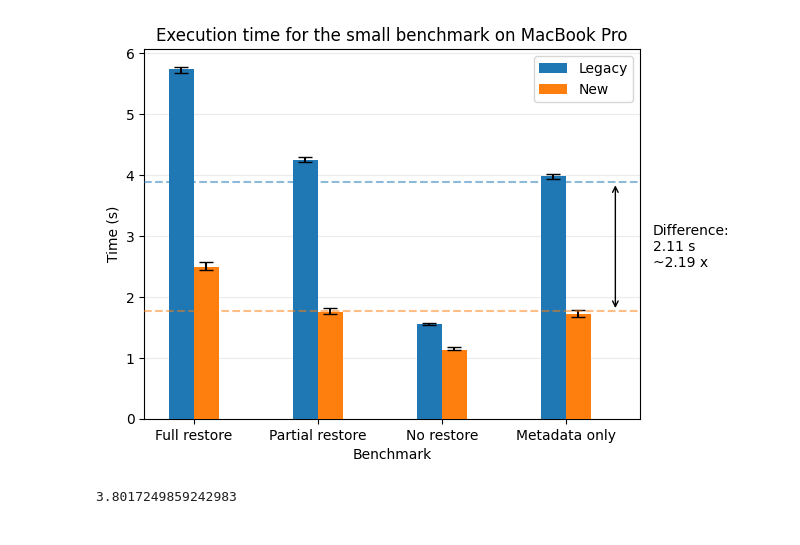
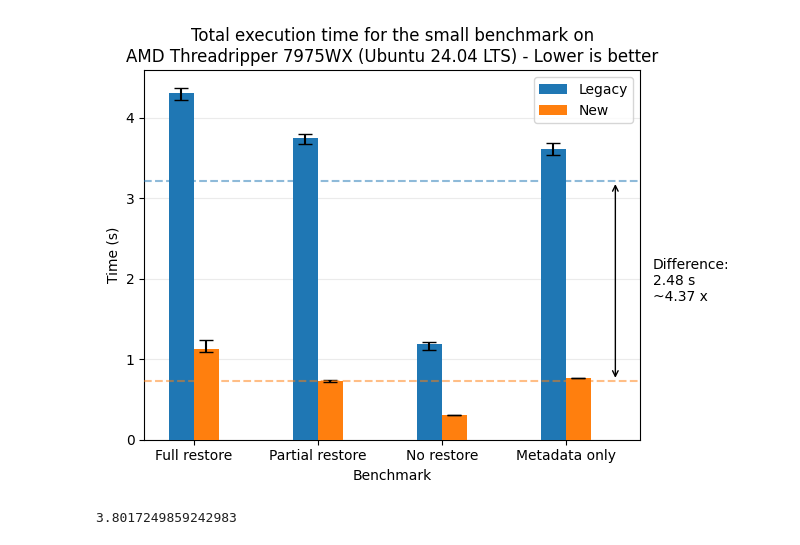
Before and after one commit to carljohnsen/duplicati-blogpost, a Jupyter notebook: WIP-restore/benchmark/plotting.ipynb, the cells around one changed output. Drawn from its saved outputs; the diff is of its cells as text; code cells hidden in the pictures.

Commit message:
Updated figure titles

```diff
--- a/WIP-restore/benchmark/plotting.ipynb
+++ b/WIP-restore/benchmark/plotting.ipynb
@@ -56,7 +57,7 @@ def clean(times):
     no_outliers = np.sort(times)[1:-1]
     return np.mean(no_outliers), np.min(no_outliers), np.max(no_outliers)
 
-def plot_bars_regular(runs, host, size, host_label, omit_title=False):
+def plot_bars_regular(runs, host_idx, size, omit_title=False):
     width = .2
     off = -width
     super_means = []
@@ -66,7 +67,7 @@ def plot_bars_regular(runs, host, size, host_label, omit_title=False):
         mins = []
         maxs = []
         for b in benchmarks:
-            mean, mi, ma = clean(runs[host][size][b][l])
+            mean, mi, ma = clean(runs[hosts[host_idx]][size][b][l])
             means.append(mean)
             mins.append(mi)
             maxs.append(ma)
@@ -84,36 +85,36 @@ def plot_bars_regular(runs, host, size, host_label, omit_title=False):
             label = 'Ancient'
         plt.bar(np.arange(len(benchmarks)) + off, means, yerr=[means-mins, maxs-means], capsize=5, width=.2, label=label, zorder=3)
         off += width
     plt.legend()
 
     plt.hlines(super_means[0], -.5, len(benchmarks)-.5, colors=colors[0], alpha=.5, linestyles='dashed', label='Legacy mean', zorder=4)
     plt.hlines(super_means[1], -.5, len(benchmarks)-.5, colors=colors[1], alpha=.5, linestyles='dashed', label='New mean', zorder=4)
     #plt.hlines(super_means[2], -.5, len(benchmarks)-.5, colors=colors[2], alpha=.5, linestyles='dashed', label='New mean', zorder=4)
 
     # Highlight the difference between the two means
     average_speedup = super_means[0]/super_means[1]
     plt.annotate('', xy=(3.3, super_means[1]), xytext=(3.3, super_means[0]), arrowprops=dict(arrowstyle='<->', color='black'))
     plt.text(3.6, (super_means[0]+super_means[1])/2, f'Difference:\n{np.abs(super_means[1]-super_means[0]):.2f} s\n~{average_speedup:.2f} x', verticalalignment='center', horizontalalignment='left')
 
     #plt.annotate('', xy=(3.3, super_means[2]), xytext=(3.3, super_means[1]), arrowprops=dict(arrowstyle='<->', color='black'))
     #plt.text(3.6, (super_means[1]+super_means[2])/2, f'Difference:\n{np.abs(super_means[2]-super_means[1]):.2f} ms\n~{super_means[1]/super_means[2]:.2f} x', verticalalignment='center', horizontalalignment='left')
 
     #plt.text(3.6, super_means[2]/2, f'Total:\n{np.abs(super_means[2]-super_means[0]):.2f} ms\n~{super_means[0]/super_means[2]:.2f} x', verticalalignment='center', horizontalalignment='left')
 
     plt.xticks(np.arange(len(benchmarks))-.5*width, benchmarks_labels)
     plt.xlim(-.5, len(benchmarks)-.5)
     plt.ylabel('Time (s)')
     plt.xlabel('Benchmark')
     if not omit_title:
-        plt.title(f'Execution time for the {size} benchmark on {host_label}')
+        plt.title(f'Total execution time for the {size} benchmark on\n{hosts_labels[host_idx]} ({hosts_os[host_idx]}) - Lower is better')
     plt.grid(axis='y', alpha=.25, zorder=0)
 
     return average_speedup
 
-plot_bars_regular(runs, hosts[0], 'small', hosts_labels[0])
+plot_bars_regular(runs, 3, 'small')
 plt.show()
 # %% [output]
-[figure, old version]
+[figure, new version]
 # %%
 if not os.path.exists(figures_dir):
     os.mkdir(figures_dir)
```
Also changed, not shown: parts of 6 cells of this notebook, 25 other files.
